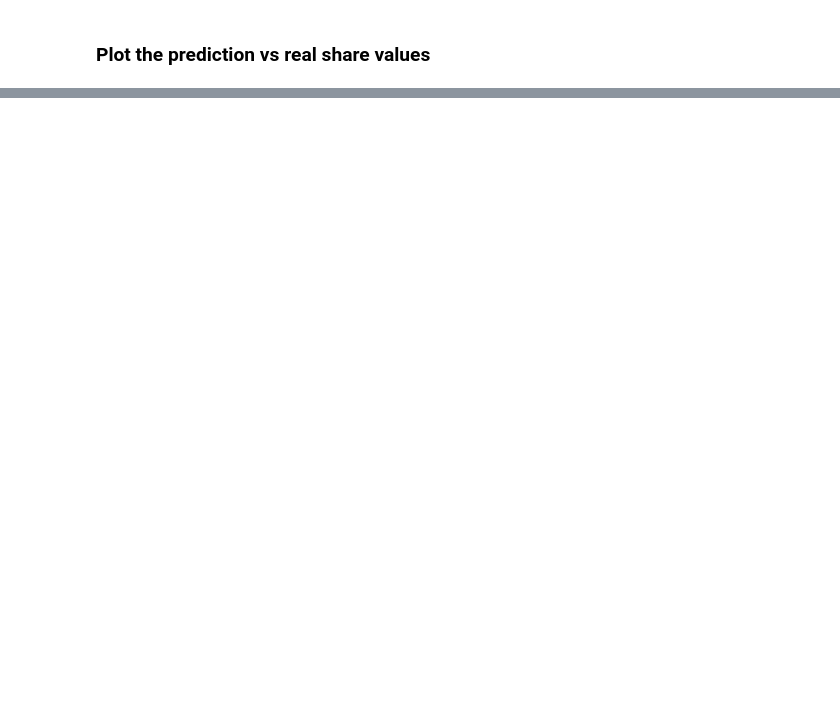
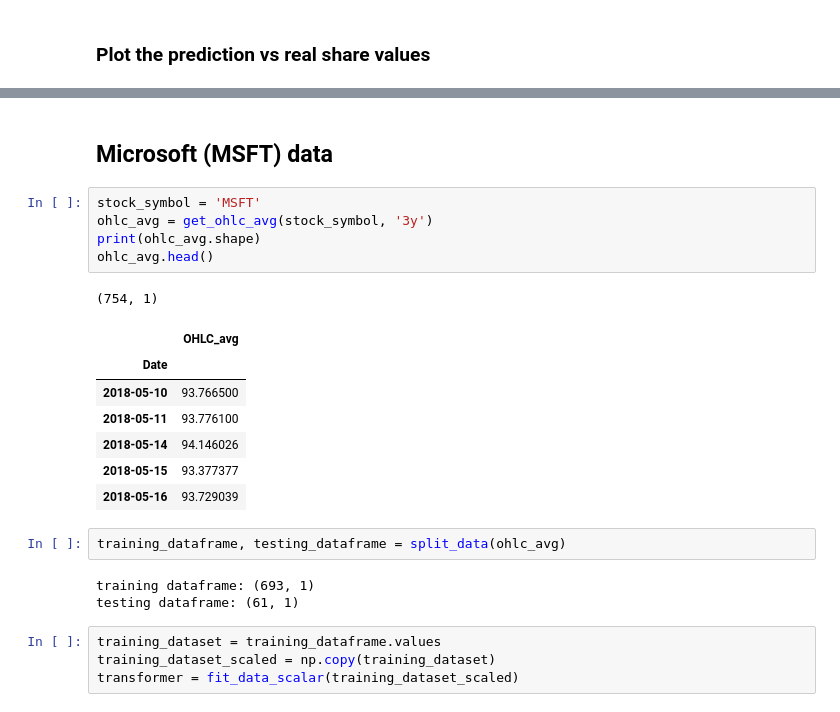
Before and after one commit to komaljoshi-sjsu/stock-prediction, a Jupyter notebook: lstm/lstm.ipynb, the cells around one changed output, grey strips where cells are left out. Saved outputs shown, nothing was run; the diff lists cells and outputs as text; blank space fills up the shorter version.

```diff
--- a/lstm/lstm.ipynb
+++ b/lstm/lstm.ipynb
@@ -254,0 +278,25 @@ prediction_vs_real(stock_symbol, testing_dataframe, predicted_stock_price_datafr
+# %% [markdown]
+## Microsoft (MSFT) data
+# %%
+stock_symbol = 'MSFT'
+ohlc_avg = get_ohlc_avg(stock_symbol, '3y')
+print(ohlc_avg.shape)
+ohlc_avg.head()
+# %% [output]
+(754, 1)
+|  | OHLC_avg |
+| Date |  |
+| 2018-05-10 | 93.766500 |
+| 2018-05-11 | 93.776100 |
+| 2018-05-14 | 94.146026 |
+| 2018-05-15 | 93.377377 |
+| 2018-05-16 | 93.729039 |
+# %%
+training_dataframe, testing_dataframe = split_data(ohlc_avg)
+# %% [output]
+training dataframe: (693, 1)
+testing dataframe: (61, 1)
+# %%
+training_dataset = training_dataframe.values
+training_dataset_scaled = np.copy(training_dataset)
+transformer = fit_data_scalar(training_dataset_scaled)
```
Also changed, not shown: parts of 28 cells of this notebook, 1 other file.
